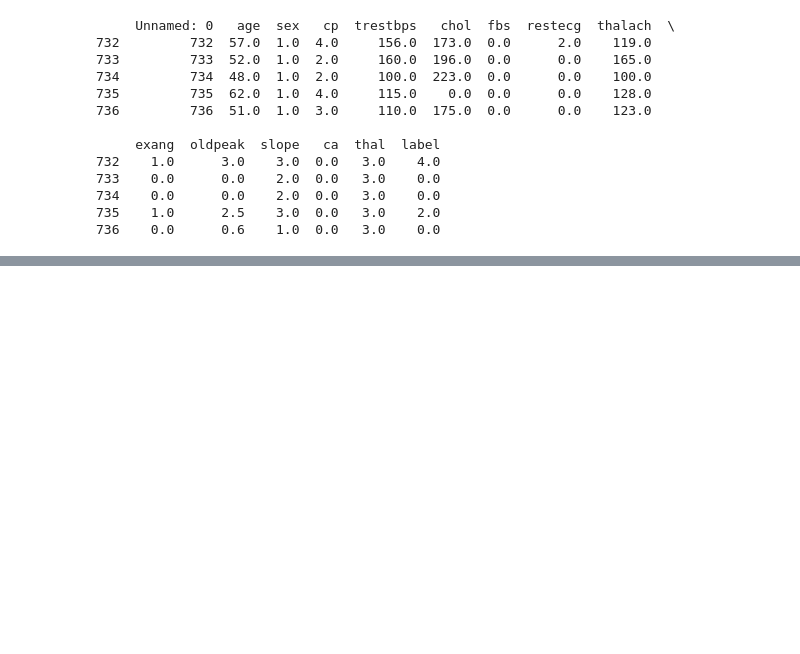
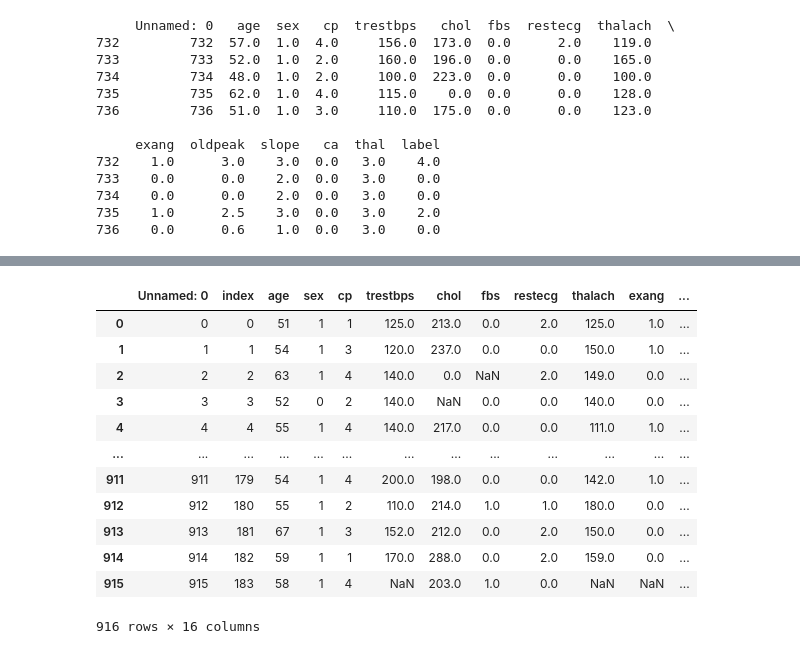
Before and after one commit to nachoreyesv/DATA_PROJECT_3, a Jupyter notebook: Ejecutable/Tumup/tumup_main.ipynb, the cells around one changed output, grey strips where cells are left out. Drawn from its saved outputs; the diff is of its cells as text; code cells hidden in the pictures; blank space fills up the shorter version.

```diff
--- a/Ejecutable/Tumup/tumup_main.ipynb
+++ b/Ejecutable/Tumup/tumup_main.ipynb
@@ -316,0 +433,18 @@ try3_df = pd.read_csv('try6_data.csv')
+# %%
+df2 = pd.read_csv('../df_cleaned.csv')
+# %%
+df2
+# %% [output]
+|  | Unnamed: 0 | index | age | sex | cp | trestbps | chol | fbs | restecg | thalach | exang | ... |
+| 0 | 0 | 0 | 51 | 1 | 1 | 125.0 | 213.0 | 0.0 | 2.0 | 125.0 | 1.0 | ... |
+| 1 | 1 | 1 | 54 | 1 | 3 | 120.0 | 237.0 | 0.0 | 0.0 | 150.0 | 1.0 | ... |
+| 2 | 2 | 2 | 63 | 1 | 4 | 140.0 | 0.0 | NaN | 2.0 | 149.0 | 0.0 | ... |
+| 3 | 3 | 3 | 52 | 0 | 2 | 140.0 | NaN | 0.0 | 0.0 | 140.0 | 0.0 | ... |
+| 4 | 4 | 4 | 55 | 1 | 4 | 140.0 | 217.0 | 0.0 | 0.0 | 111.0 | 1.0 | ... |
+| ... | ... | ... | ... | ... | ... | ... | ... | ... | ... | ... | ... | ... |
+| 911 | 911 | 179 | 54 | 1 | 4 | 200.0 | 198.0 | 0.0 | 0.0 | 142.0 | 1.0 | ... |
+| 912 | 912 | 180 | 55 | 1 | 2 | 110.0 | 214.0 | 1.0 | 1.0 | 180.0 | 0.0 | ... |
+| 913 | 913 | 181 | 67 | 1 | 3 | 152.0 | 212.0 | 0.0 | 2.0 | 150.0 | 0.0 | ... |
+| 914 | 914 | 182 | 59 | 1 | 1 | 170.0 | 288.0 | 0.0 | 2.0 | 159.0 | 0.0 | ... |
+| 915 | 915 | 183 | 58 | 1 | 4 | NaN | 203.0 | 1.0 | 0.0 | NaN | NaN | ... |
+916 rows × 16 columns
```
Also changed, not shown: parts of 37 cells of this notebook, 1 other file.
